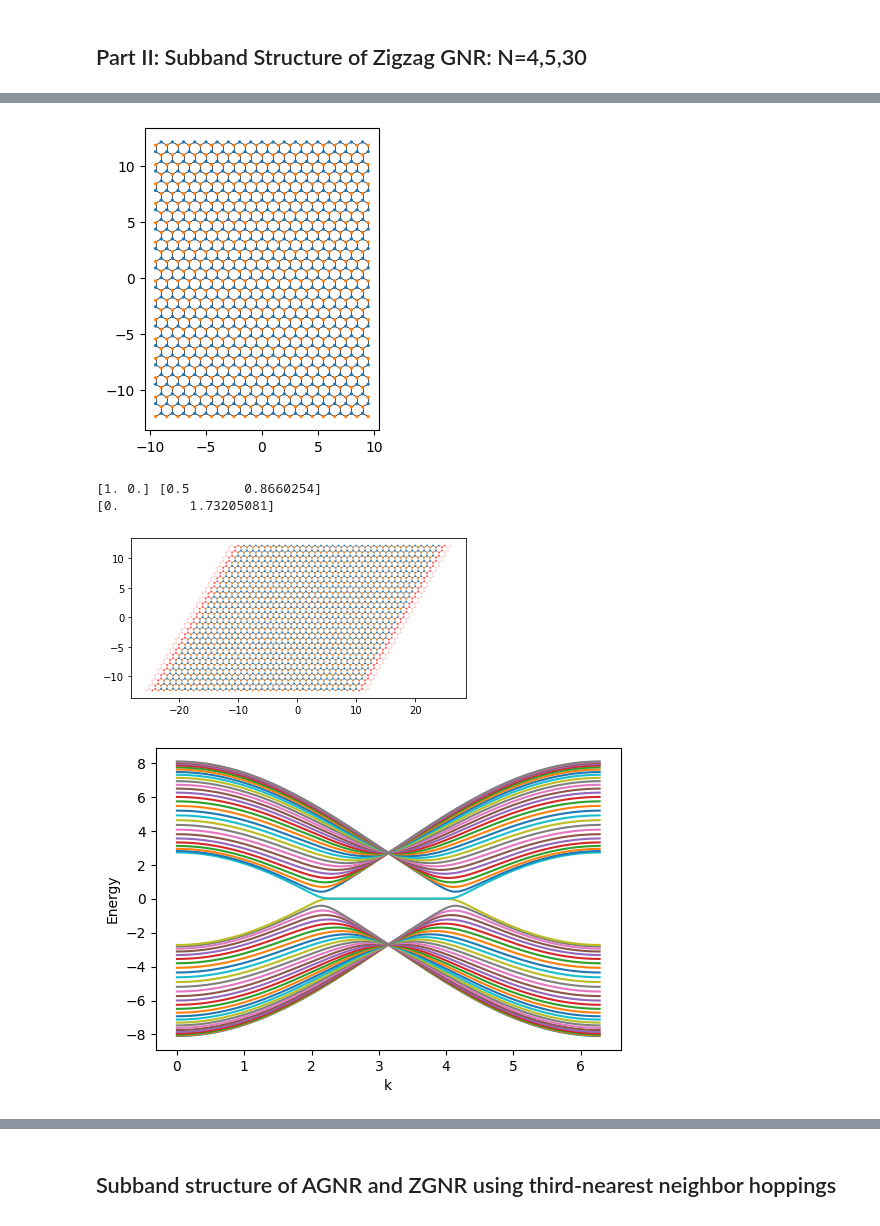
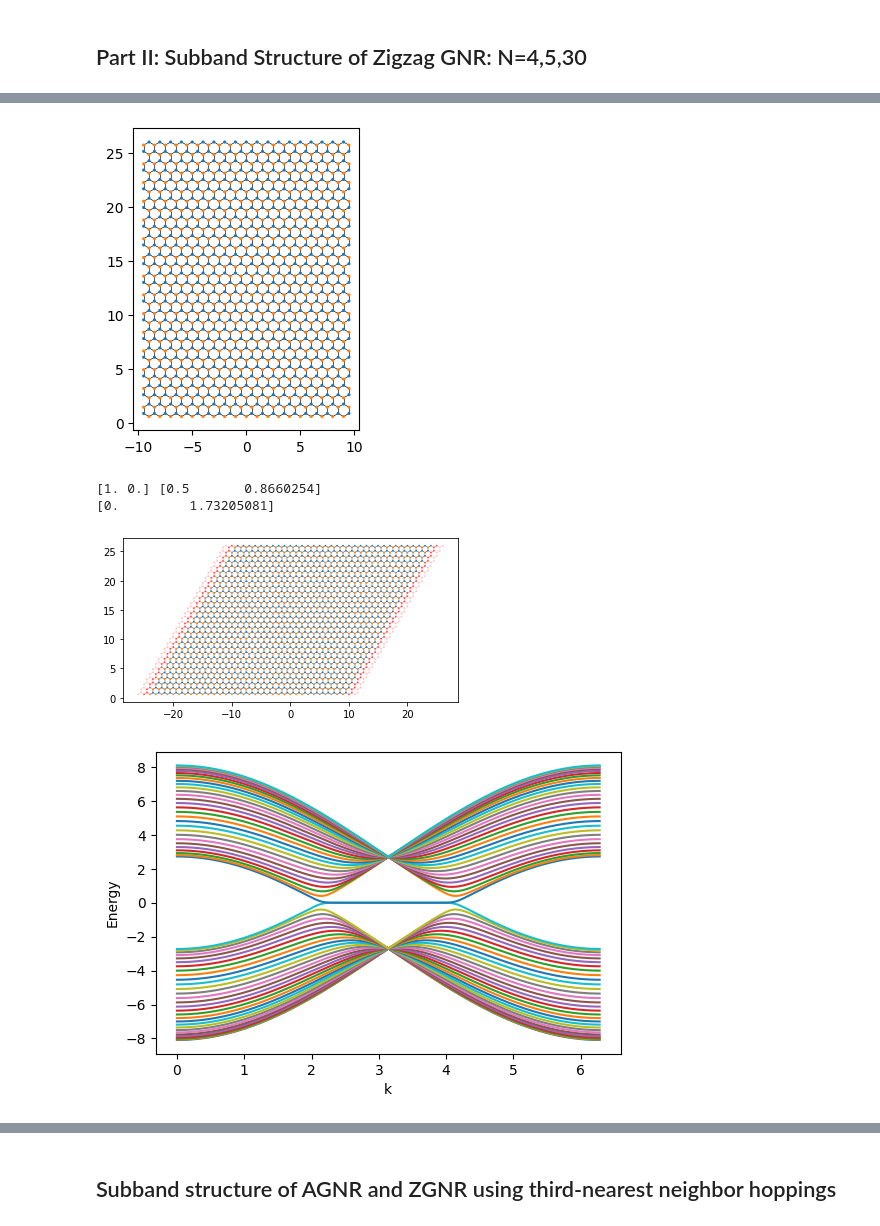
Before and after one commit to AndrewCrossman/PHYS824, a Jupyter notebook: 824Project.ipynb, the cells around one changed output, grey strips where cells are left out. Saved outputs shown, nothing was run; the diff lists cells and outputs as text; code cells hidden in the pictures.

```diff
--- a/824Project.ipynb
+++ b/824Project.ipynb
@@ -113,40 +116,40 @@ kwant.plotter.bands(zigzag_ribbon30.finalized());
 graphene_sys = kwant.Builder()
 gr_lat = kwant.lattice.honeycomb(a=1)
 def ribbon_sys(pos):
     x, y = pos
     in_x = abs(x) < 10
-    in_y = abs(y) < 12.5
+    in_y = 0 < y < 26
     return in_x and in_y
 
 def ribbon_lead(pos):
     x, y = pos
-    return abs(y) < 12.5
+    return 0 < y < 26
 graphene_sys[gr_lat.shape(ribbon_sys, (0, 0))] = 0.0
 graphene_sys[gr_lat.neighbors(1)] = 2.7
 kwant.plot(graphene_sys, dpi=100);
 a, b = gr_lat.sublattices
 v1, v2 = gr_lat.prim_vecs
 print(v1, v2)
 print(2*v2-v1)
 left_direction = kwant.TranslationalSymmetry(-v1)
 
 left_lead = kwant.Builder(left_direction)
 
 left_lead[gr_lat.shape(ribbon_lead, (0, 0))] = 0
 left_lead[gr_lat.neighbors()] = 2.7
 
 graphene_sys.attach_lead(left_lead)
 graphene_sys.attach_lead(left_lead.reversed())
 kwant.plot(graphene_sys);
 left_lead = left_lead.finalized()
 k = np.arange(0, 2*np.pi, 0.01)
 kwant.plotter.bands(left_lead, momenta=k, dpi=100);
 # %% [output]
-[figure, old version]
+[figure, new version]
 [1. 0.] [0.5       0.8660254]
 [0.         1.73205081]
-[figure, old version]
+[figure, new version]
-[figure, old version]
+[figure, new version]
 # %%
 # Get all the modes at the given energy
 propagating_modes, stabilized_modes = left_lead.modes(energy=10**(-3)*2.7)
```
Also changed, not shown: parts of 10 cells of this notebook.
